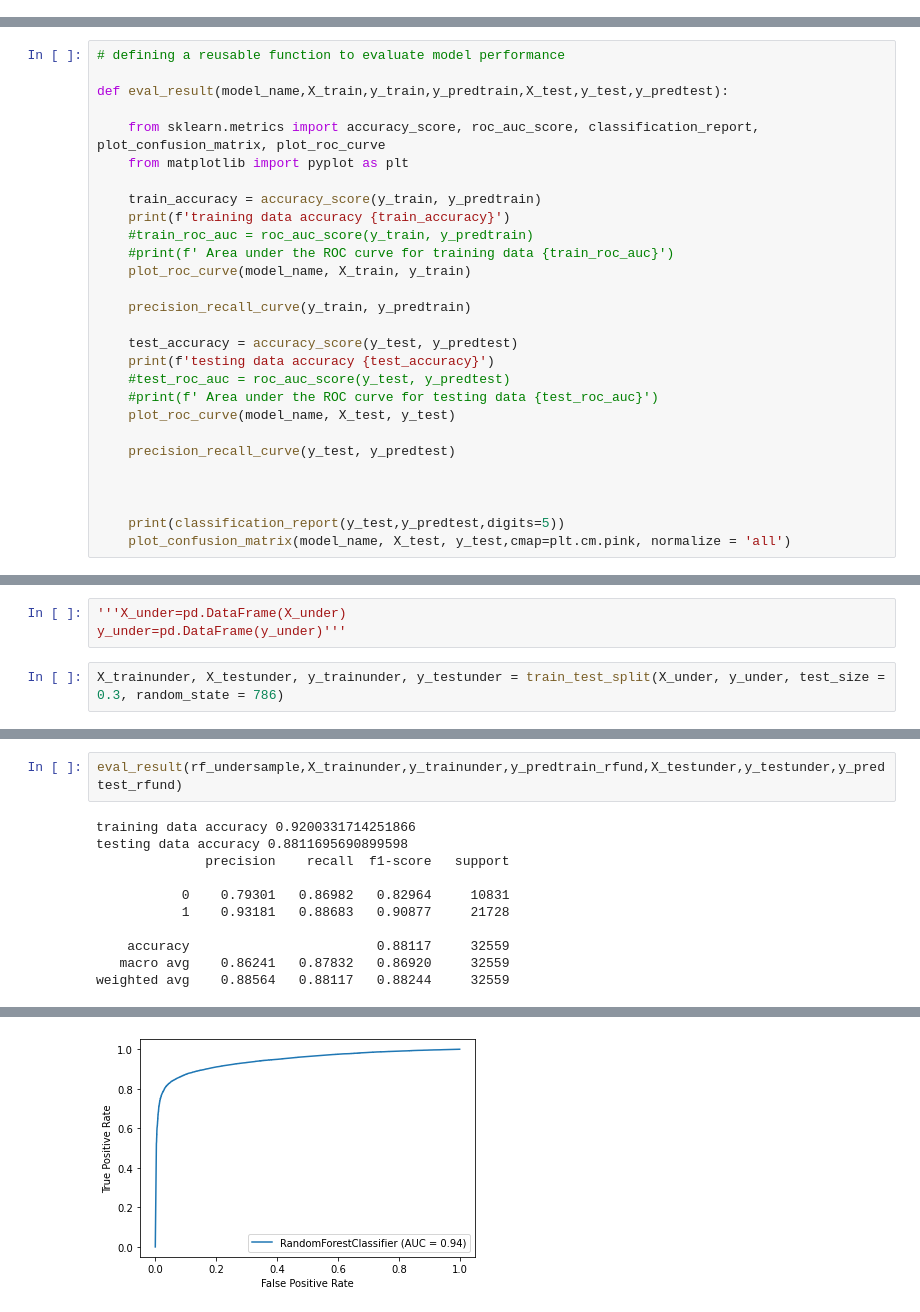
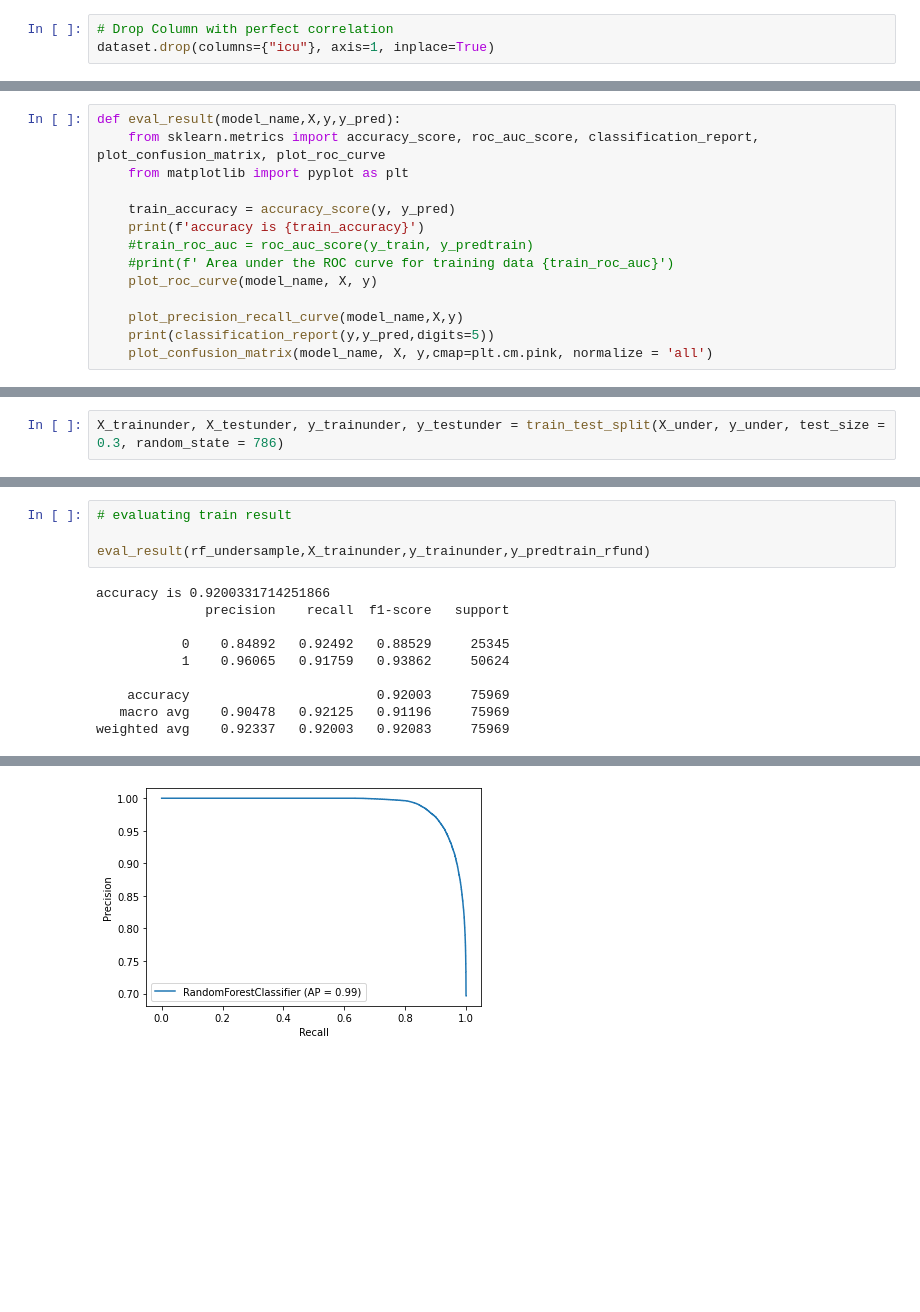
Before and after one commit to Mayank-004/Covid-19-, a Jupyter notebook: Covid19_Death_Predictive_Analysis_Imbalance_correction.ipynb, the cells around one changed output, grey strips where cells are left out. Drawn from its saved outputs; the diff is of its cells as text; blank space fills up the shorter version.

```diff
--- a/Covid19_Death_Predictive_Analysis_Imbalance_correction.ipynb
+++ b/Covid19_Death_Predictive_Analysis_Imbalance_correction.ipynb
@@ -109,6 +101,9 @@ sn.heatmap(corrMatrix, annot=True,linewidth=0.8)
 plt.show()
 # %% [output]
 [figure]
+# %%
+# Drop Column with perfect correlation
+dataset.drop(columns={"icu"}, axis=1, inplace=True)
 # %%
 X = dataset.loc[:,dataset.columns!='death']
 Y = dataset['death']
@@ -168,33 +117,19 @@ Name: death, Length: 169981, dtype: int64
 # %% [markdown]
 Defining Function for Model Performance evaluation
 # %%
-# defining a reusable function to evaluate model performance
-
-def eval_result(model_name,X_train,y_train,y_predtrain,X_test,y_test,y_predtest):
-
+def eval_result(model_name,X,y,y_pred):
     from sklearn.metrics import accuracy_score, roc_auc_score, classification_report, plot_confusion_matrix, plot_roc_curve
     from matplotlib import pyplot as plt
 
-    train_accuracy = accuracy_score(y_train, y_predtrain)
-    print(f'training data accuracy {train_accuracy}')
+    train_accuracy = accuracy_score(y, y_pred)
+    print(f'accuracy is {train_accuracy}')
     #train_roc_auc = roc_auc_score(y_train, y_predtrain)
     #print(f' Area under the ROC curve for training data {train_roc_auc}')
-    plot_roc_curve(model_name, X_train, y_train)
+    plot_roc_curve(model_name, X, y)
 
-    precision_recall_curve(y_train, y_predtrain)
-
-    test_accuracy = accuracy_score(y_test, y_predtest)
-    print(f'testing data accuracy {test_accuracy}')
-    #test_roc_auc = roc_auc_score(y_test, y_predtest)
-    #print(f' Area under the ROC curve for testing data {test_roc_auc}')
-    plot_roc_curve(model_name, X_test, y_test)
-
-    precision_recall_curve(y_test, y_predtest)
-
-
-
-    print(classification_report(y_test,y_predtest,digits=5))
-    plot_confusion_matrix(model_name, X_test, y_test,cmap=plt.cm.pink, normalize = 'all')
+    plot_precision_recall_curve(model_name,X,y)
+    print(classification_report(y,y_pred,digits=5))
+    plot_confusion_matrix(model_name, X, y,cmap=plt.cm.pink, normalize = 'all')
 # %%
 def run_model(model,X_train,y_train,verbose=True):
     t0=time.time()
@@ -515,9 +321,6 @@ undersample = RandomUnderSampler(sampling_strategy=0.5)
 # %%
 # fit and apply the transform
 X_under, y_under = undersample.fit_resample(X, Y)
-# %%
-'''X_under=pd.DataFrame(X_under)
-y_under=pd.DataFrame(y_under)'''
 # %%
 X_trainunder, X_testunder, y_trainunder, y_testunder = train_test_split(X_under, y_under, test_size = 0.3, random_state = 786)
 # %%
@@ -542,17 +342,18 @@ y_predtest_rfund= rf_undersample.predict(X_testunder)
 
 y_predtrain_rfund = rf_undersample.predict(X_trainunder)
 # %%
-eval_result(rf_undersample,X_trainunder,y_trainunder,y_predtrain_rfund,X_testunder,y_testunder,y_predtest_rfund)
+# evaluating train result
+
+eval_result(rf_undersample,X_trainunder,y_trainunder,y_predtrain_rfund)
 # %% [output]
-training data accuracy 0.9200331714251866
-testing data accuracy 0.8811695690899598
+accuracy is 0.9200331714251866
               precision    recall  f1-score   support
 
-           0    0.79301   0.86982   0.82964     10831
-           1    0.93181   0.88683   0.90877     21728
+           0    0.84892   0.92492   0.88529     25345
+           1    0.96065   0.91759   0.93862     50624
 
-    accuracy                        0.88117     32559
-   macro avg    0.86241   0.87832   0.86920     32559
-weighted avg    0.88564   0.88117   0.88244     32559
+    accuracy                        0.92003     75969
+   macro avg    0.90478   0.92125   0.91196     75969
+weighted avg    0.92337   0.92003   0.92083     75969
 [figure]
-[figure, old version]
+[figure, new version]
```
Also changed, not shown: parts of 35 cells of this notebook.
